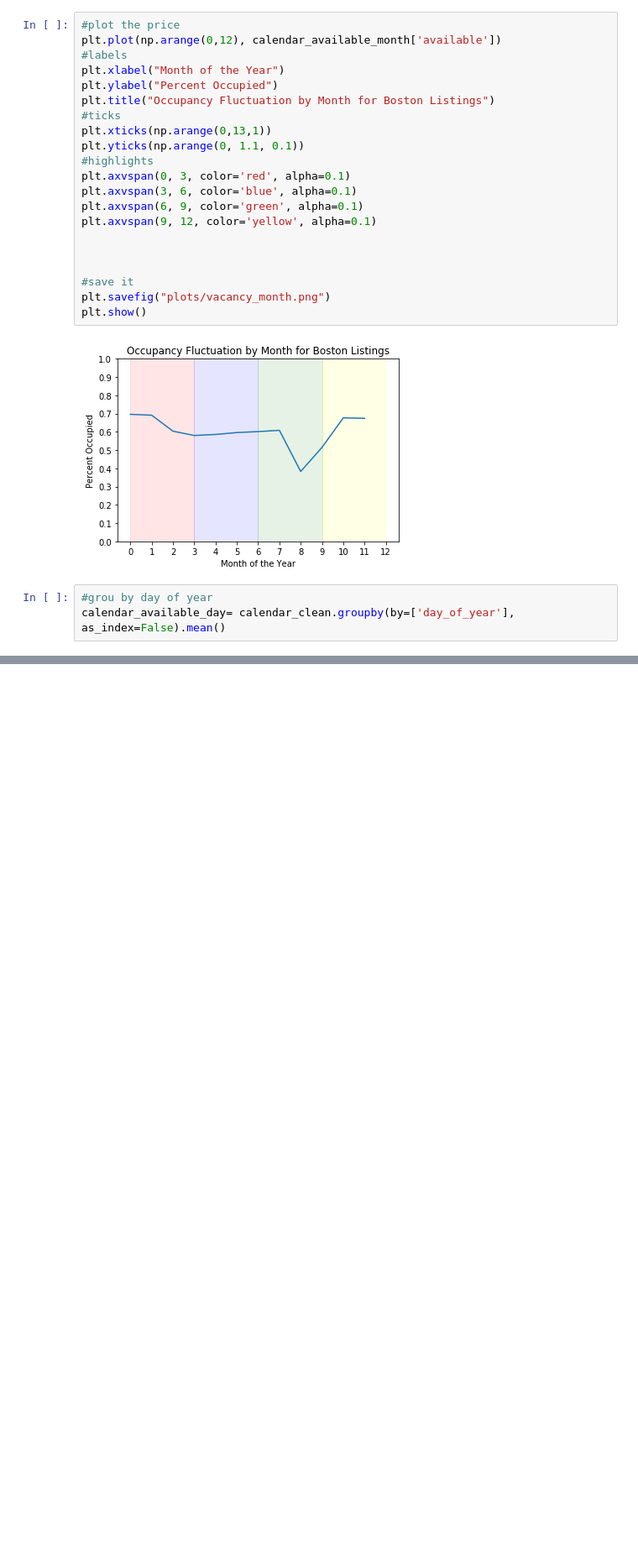
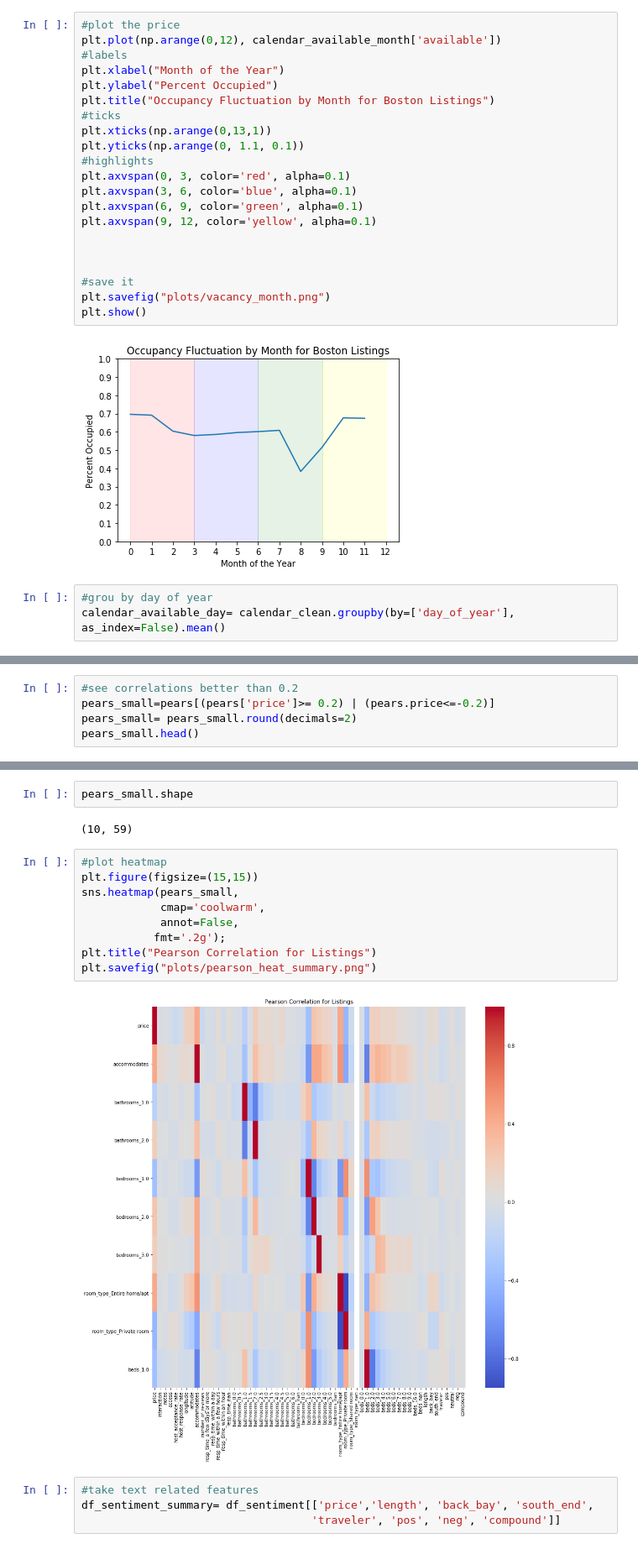
Before and after one commit to NadimKawwa/airbnb_boston, a Jupyter notebook: airbnb.ipynb, the cells around one changed output, grey strips where cells are left out. Shown at 84% size. Drawn from its saved outputs; the diff is of its cells as text; blank space fills up the shorter version.

```diff
--- a/airbnb.ipynb
+++ b/airbnb.ipynb
@@ -631,0 +864,5 @@ pears = df_sentiment.corr()
+# %%
+#see correlations better than 0.2
+pears_small=pears[(pears['price']>= 0.2) | (pears.price<=-0.2)]
+pears_small= pears_small.round(decimals=2)
+pears_small.head()
@@ -632 +877,20 @@ pears = df_sentiment.corr()
+# %%
+pears_small.shape
+# %% [output]
+(10, 59)
+# %%
+#plot heatmap
+plt.figure(figsize=(15,15))
+sns.heatmap(pears_small,
+            cmap='coolwarm',
+            annot=False,
+           fmt='.2g');
+plt.title("Pearson Correlation for Listings")
+plt.savefig("plots/pearson_heat_summary.png")
+# %% [output]
+[figure, added]
+# %%
+#take text related features
+df_sentiment_summary= df_sentiment[['price','length', 'back_bay', 'south_end',
+                                   'traveler', 'pos', 'neg', 'compound']]
 # %%
```
Also changed, not shown: parts of 87 cells of this notebook, 1 other file.
